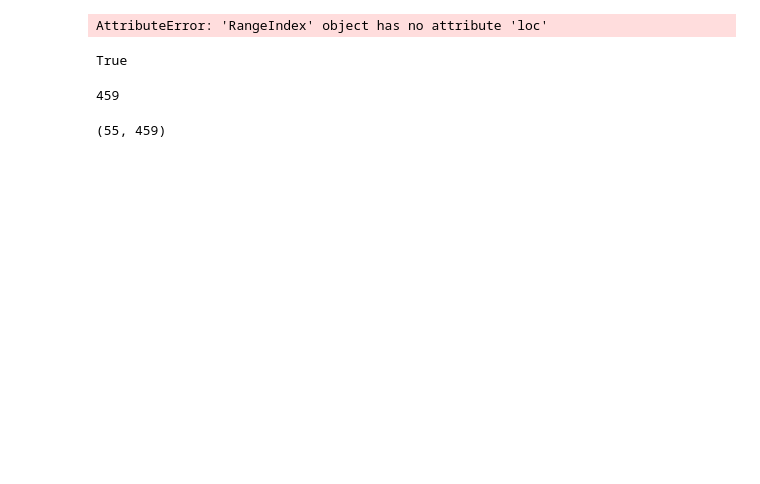
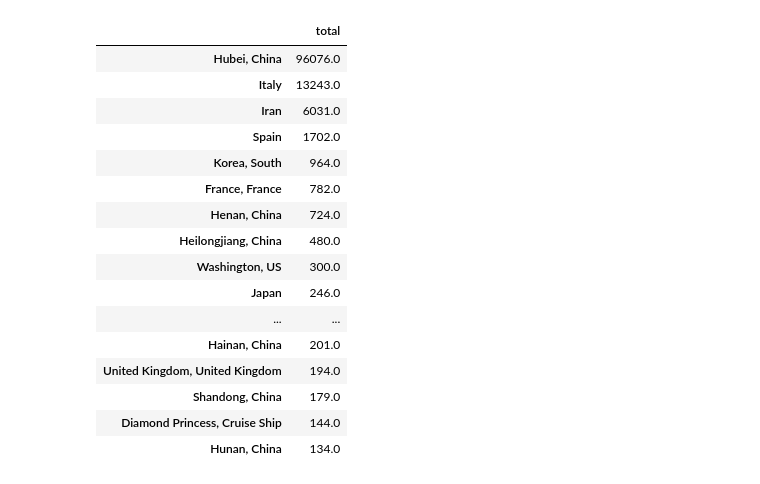
Before and after one commit to MattTriano/COVID-19_Viz, a Jupyter notebook: COVID-19_EDA.ipynb, the cells around one changed output. Drawn from its saved outputs; the diff is of its cells as text; code cells hidden in the pictures; blank space fills up the shorter version.

```diff
--- a/COVID-19_EDA.ipynb
+++ b/COVID-19_EDA.ipynb
@@ -112,17 +66,24 @@ deaths_df[nonzero_cols]
-# %%
-deaths_df.index[(deaths_df.sum(axis=0) > 0)]
-# %% [output]
-AttributeError: 'RangeIndex' object has no attribute 'loc'
-# %%
-'Cook County, IL, US' in list(df.columns)
-# %% [output]
-True
-# %%
-len(nonzero_df)
-# %% [output]
-459
-# %%
-df.shape
-# %% [output]
-(55, 459)
+# %%
+top_deaths = deaths_df.loc[:, deaths_df.columns != 'date'].tail(1).T
+top_deaths.rename({top_deaths.columns[0]:'total'}, axis=1, inplace=True)
+top_deaths.sort_values(by='total', ascending=False, inplace=True)
+top_deaths.head(20)
+# %% [output]
+|  | total |
+| Hubei, China | 96076.0 |
+| Italy | 13243.0 |
+| Iran | 6031.0 |
+| Spain | 1702.0 |
+| Korea, South | 964.0 |
+| France, France | 782.0 |
+| Henan, China | 724.0 |
+| Heilongjiang, China | 480.0 |
+| Washington, US | 300.0 |
+| Japan | 246.0 |
+| ... | ... |
+| Hainan, China | 201.0 |
+| United Kingdom, United Kingdom | 194.0 |
+| Shandong, China | 179.0 |
+| Diamond Princess, Cruise Ship | 144.0 |
+| Hunan, China | 134.0 |
 # %%
```
Also changed, not shown: parts of 11 cells of this notebook.
